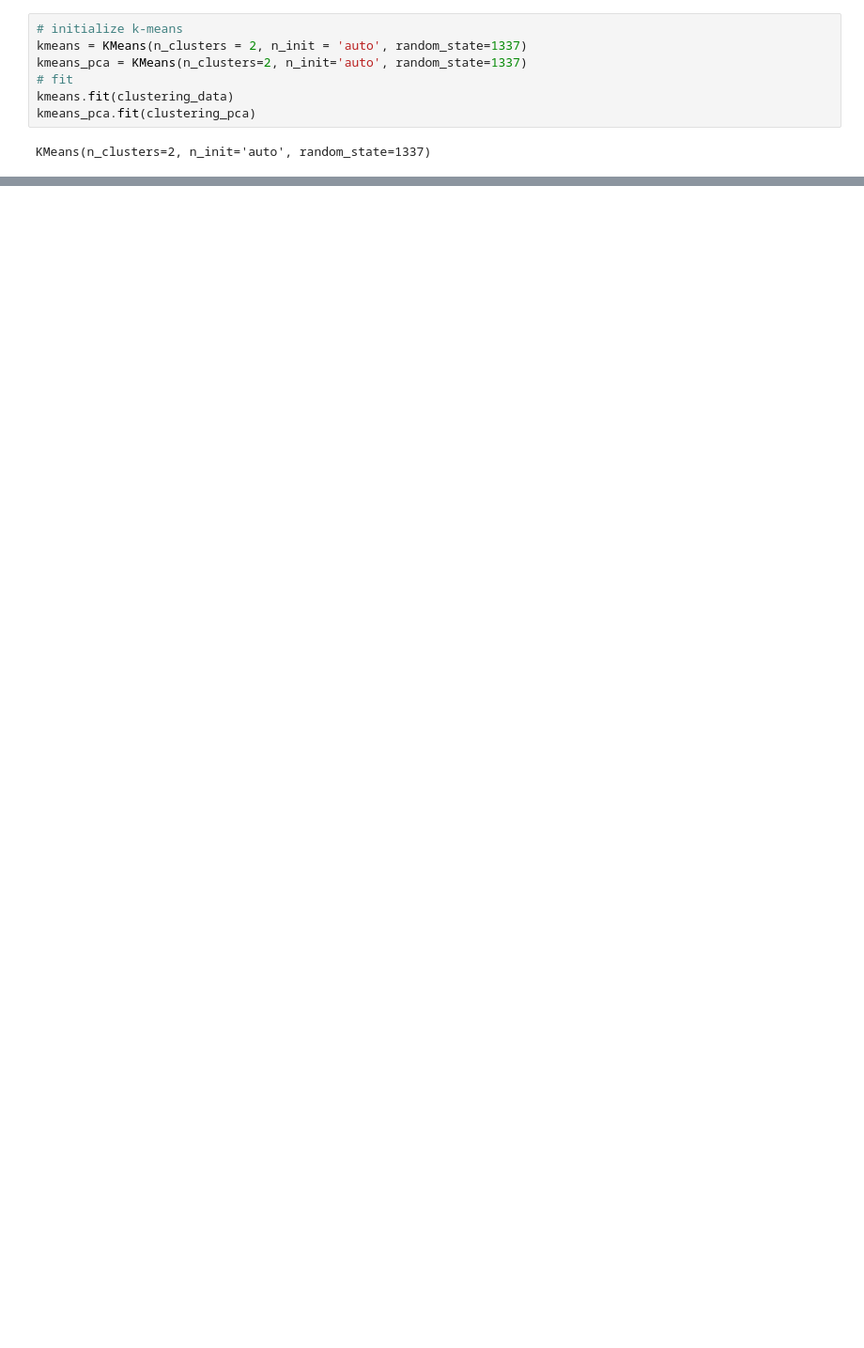
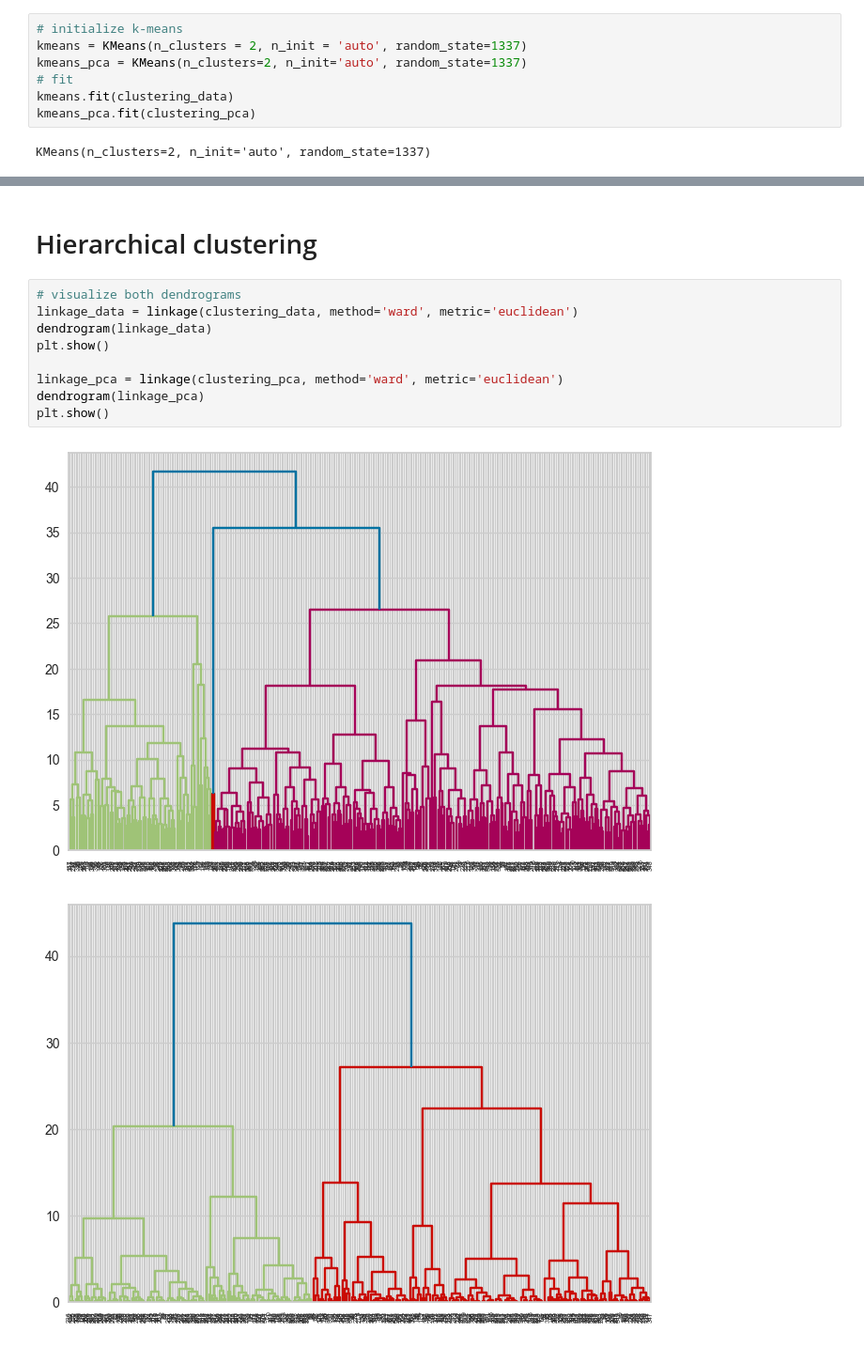
Before and after one commit to balooooooooo/machine_learning_1_coursework, a Jupyter notebook: clustering.ipynb, the cells around one changed output, grey strips where cells are left out. Shown at 94% size. Drawn from its saved outputs; the diff is of its cells as text; blank space fills up the shorter version.

```diff
--- a/clustering.ipynb
+++ b/clustering.ipynb
@@ -45,0 +109,14 @@ array([0, 0, 0, 0, 0, 1, 1, 1, 0, 1, 0, 1, 1, 0, 1, 1, 0, 1, 0, 0, 0, 0,
+# %% [markdown]
+# Hierarchical clustering
+# %%
+# visualize both dendrograms
+linkage_data = linkage(clustering_data, method='ward', metric='euclidean')
+dendrogram(linkage_data)
+plt.show()
+
+linkage_pca = linkage(clustering_pca, method='ward', metric='euclidean')
+dendrogram(linkage_pca)
+plt.show()
+# %% [output]
+[figure, added]
+[figure, added]
```
Also changed, not shown: parts of 29 cells of this notebook, 1 other file.
